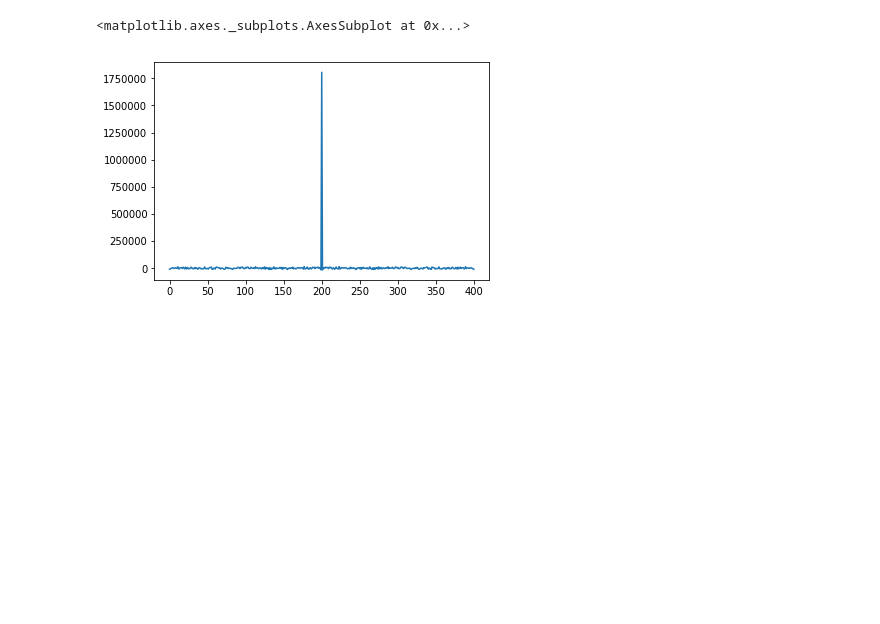
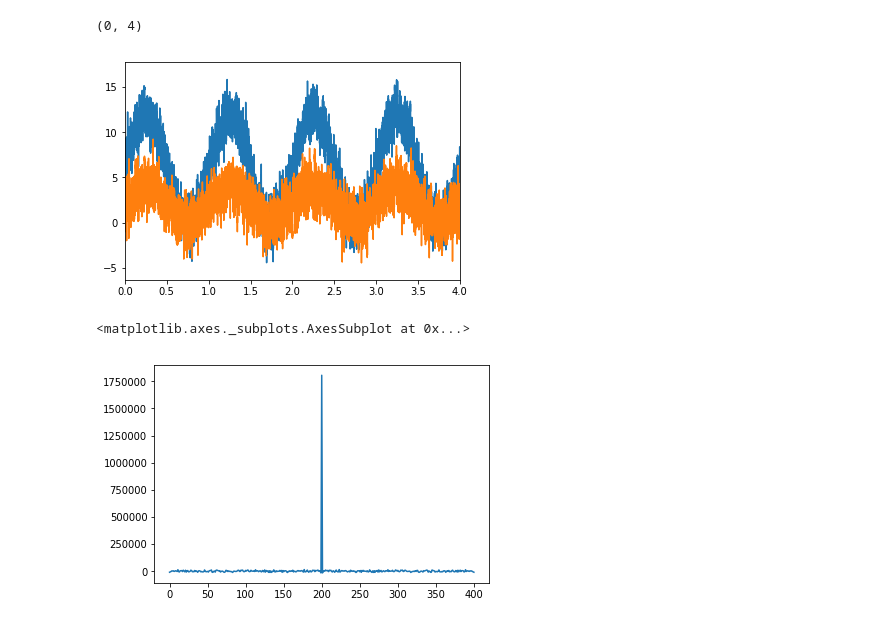
Before and after one commit to mackelab/mesoGIF, a Jupyter notebook: fsGIF2.ipynb, the cells around one changed output. Cells and saved outputs as stored; diff of their text form; code cells hidden in the pictures; blank space fills up the shorter version.

```diff
--- a/fsGIF2.ipynb
+++ b/fsGIF2.ipynb
@@ -27,6 +27,12 @@ input_params = parameters.ParameterSet("input.params")
 # %%
 Ihist = Series.from_raw(io.loadraw(
         core.get_pathname(core.input_subdir, input_params)))
+# %%
+anlz.plot(anlz.smooth(Ihist, 10))
+plt.xlim((0, 4))
+# %% [output]
+(0, 4)
+[figure, added]
 # %%
 anlz.plot(core.crosscorrelation(Ihist.get_trace()[:,0],
                                 Ihist.get_trace()[:,0],
```
Also changed, not shown: parts of 1 cell of this notebook.
